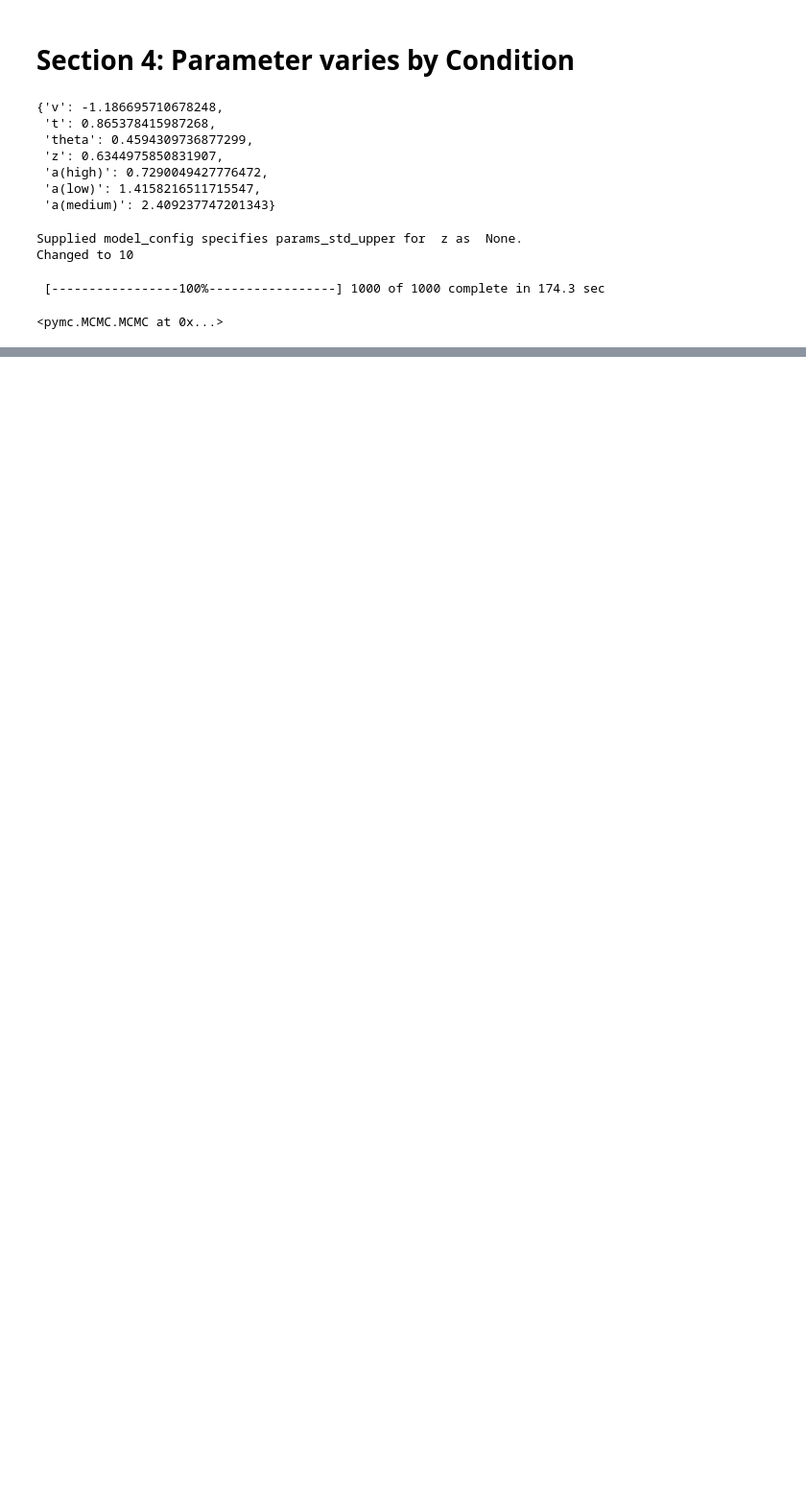
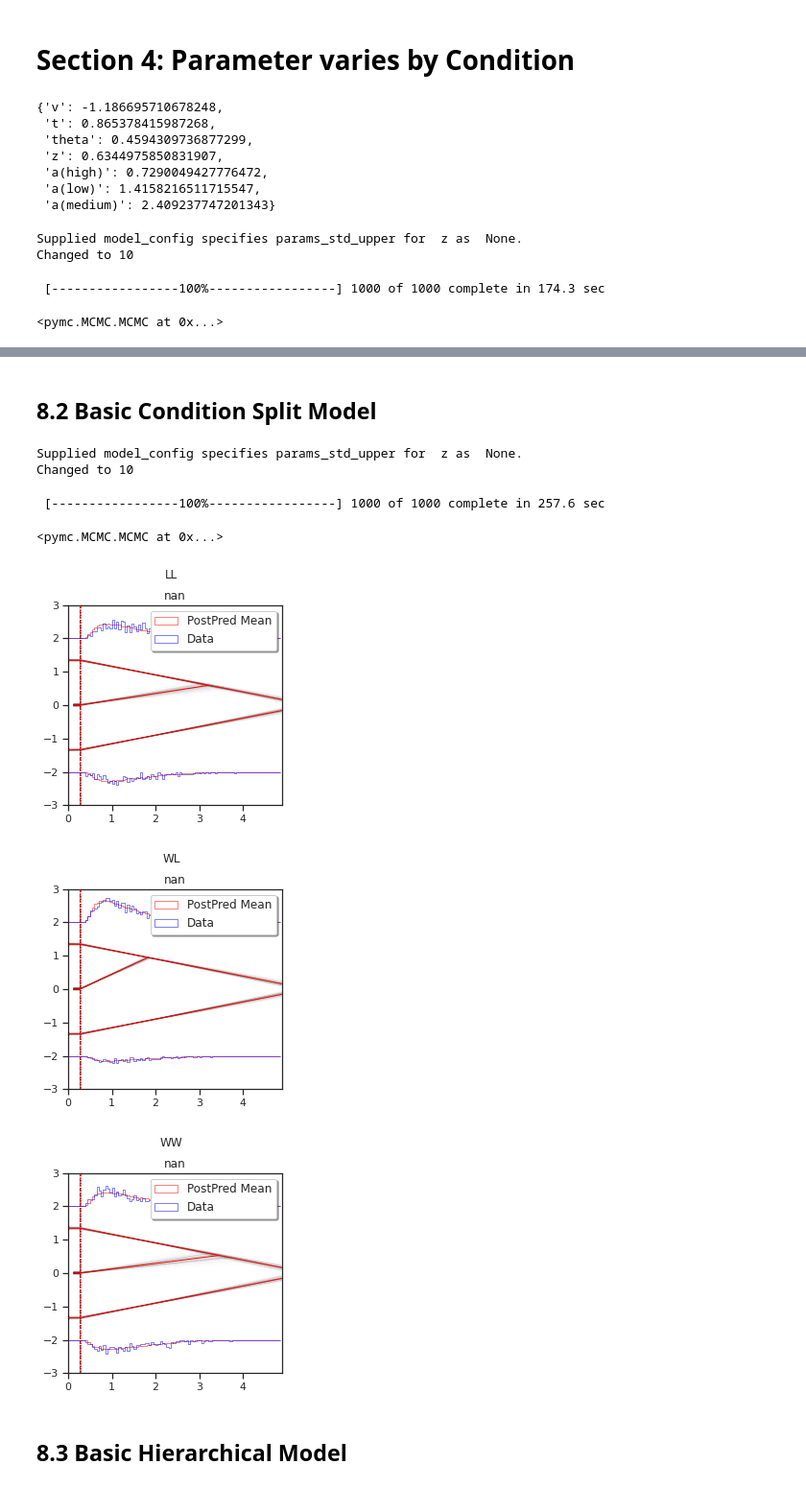
Before and after one commit to zenkavi/IntroToHDDM, a Jupyter notebook: LAN_Tutorial.ipynb, the cells around one changed output, grey strips where cells are left out. Shown at 96% size. Saved outputs shown, nothing was run; the diff lists cells and outputs as text; code cells hidden in the pictures; blank space fills up the shorter version.

```diff
--- a/LAN_Tutorial.ipynb
+++ b/LAN_Tutorial.ipynb
@@ -459,0 +615,5 @@ plt.show()
+# %%
+# Metadata
+nmcmc = 1000
+burn = 500
+model = 'angle'
@@ -459,0 +622,3 @@ plt.show()
+# %%
+# Load one of the datasets shipping with HDDM
+cav_data = hddm.load_csv(hddm.__path__[0] + '/examples/cavanagh_theta_nn.csv')
@@ -459,0 +641,39 @@ plt.show()
+# %% [markdown]
+## 8.2 Basic Condition Split Model
+# %%
+hddmnn_model_cav = hddm.HDDMnn(cav_data,
+                               model = model,
+                               informative = False,
+                               include = hddm.simulators.model_config[model]['hddm_include'],
+                               p_outlier = 0.05,
+                               is_group_model = False,
+                               depends_on = {'v': 'stim'})
+# %% [output]
+Supplied model_config specifies params_std_upper for  z as  None.
+Changed to 10
+# %%
+hddmnn_model_cav.sample(nmcmc, burn = burn)
+# %% [output]
+ [-----------------100%-----------------] 1000 of 1000 complete in 257.6 sec
+<pymc.MCMC.MCMC at 0x...>
+# %%
+hddm.plotting.plot_posterior_predictive(model = hddmnn_model_cav,
+                                        columns = 1,
+                                        figsize = (4, 4),
+                                        value_range = np.arange(0, 5, 0.1),
+                                        plot_func = hddm.plotting._plot_func_model,
+                                        parameter_recovery_mode = False,
+                                        hist_bottom = 0,
+                                        **{'alpha': 0.01,
+                                        'ylim': 3,
+                                        'add_posterior_uncertainty_model': True,
+                                        'add_posterior_uncertainty_rts': False,
+                                        'add_posterior_mean_rts': True,
+                                        'samples': 200})
+plt.show()
+# %% [output]
+[figure, added]
+[figure, added]
+[figure, added]
+# %% [markdown]
+## 8.3 Basic Hierarchical Model
```
Also changed, not shown: parts of 33 cells of this notebook, 1 other file.
